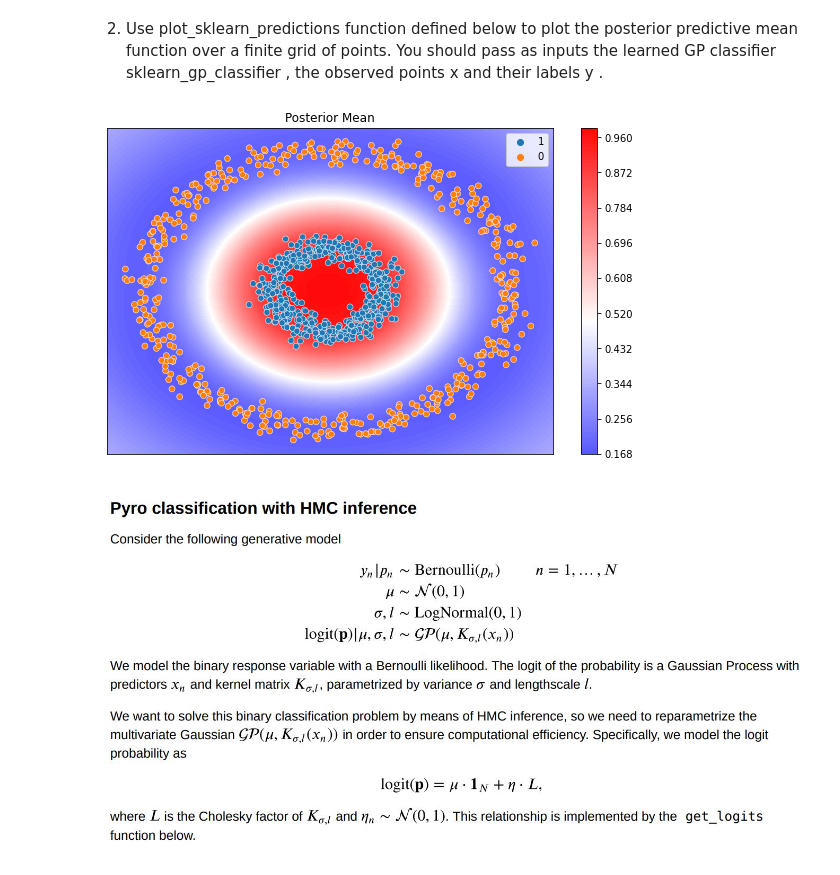
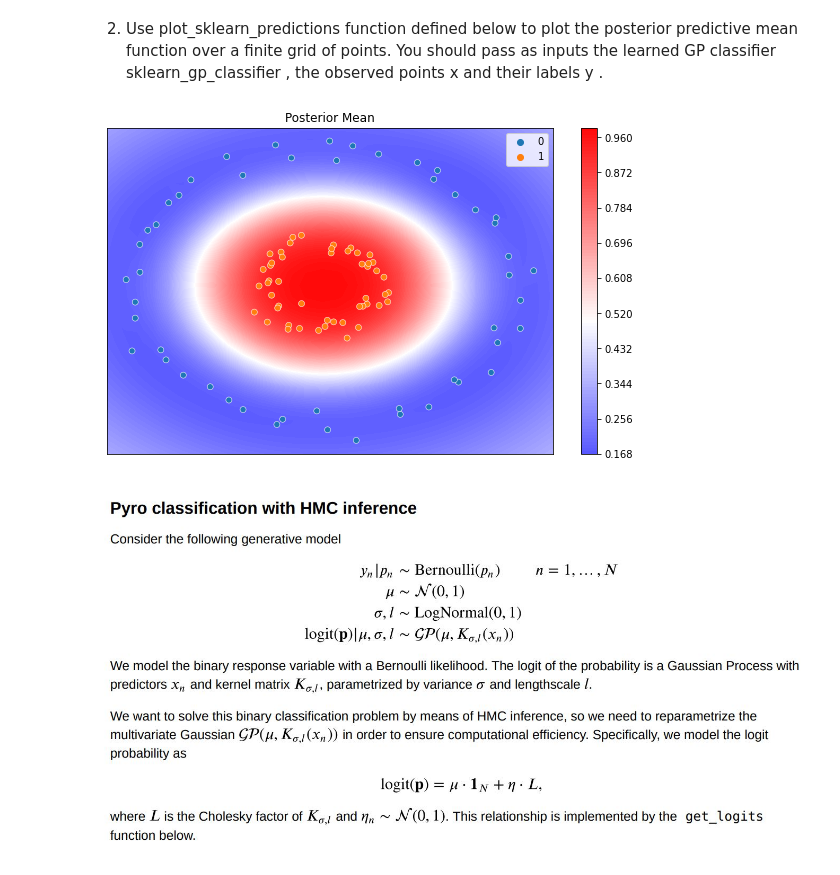
Before and after one commit to ImolaFodor/probabilistic-ML, a Jupyter notebook: HW05_PML_IF.ipynb, the cells around one changed output. Cells and saved outputs as stored; diff of their text form; code cells hidden in the pictures.

```diff
--- a/HW05_PML_IF.ipynb
+++ b/HW05_PML_IF.ipynb
@@ -88,10 +94,14 @@ def plot_sklearn_predictions(sklearn_gp_classifier, x, y):
  plt.xticks([]); plt.yticks([])
  plt.colorbar()
  scatterplot(x, y)
-# %%
-plot_sklearn_predictions(gpc, x, y)
-# %% [output]
-[figure, removed]
+# %%
+x_test, y_test = make_circles(n_samples=100, factor=0.3, noise=0.05, random_state=0)
+x_test = torch.from_numpy(x_test)
+y_test = torch.from_numpy(y_test).double()
+
+plot_sklearn_predictions(gpc, x_test, y_test)
+# %% [output]
+[figure, added]
 # %% [markdown]
 ![Capture1.JPG](embedded-picture-1)
 # %%
```
Also changed, not shown: parts of 10 cells of this notebook.
